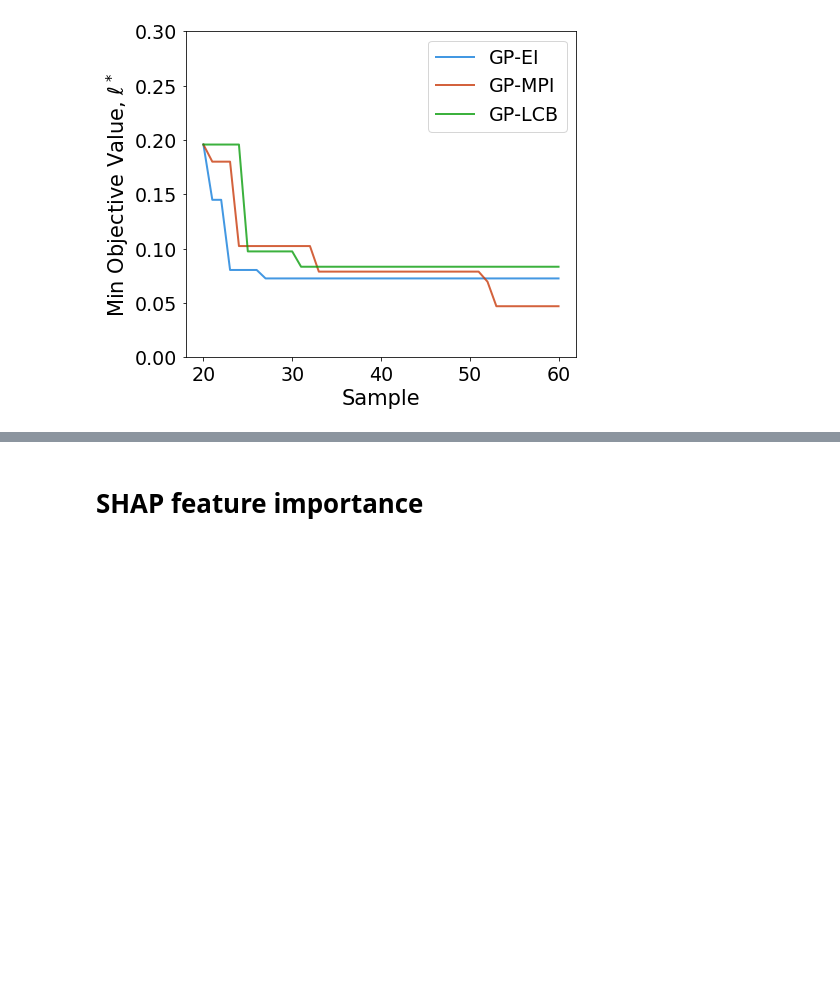
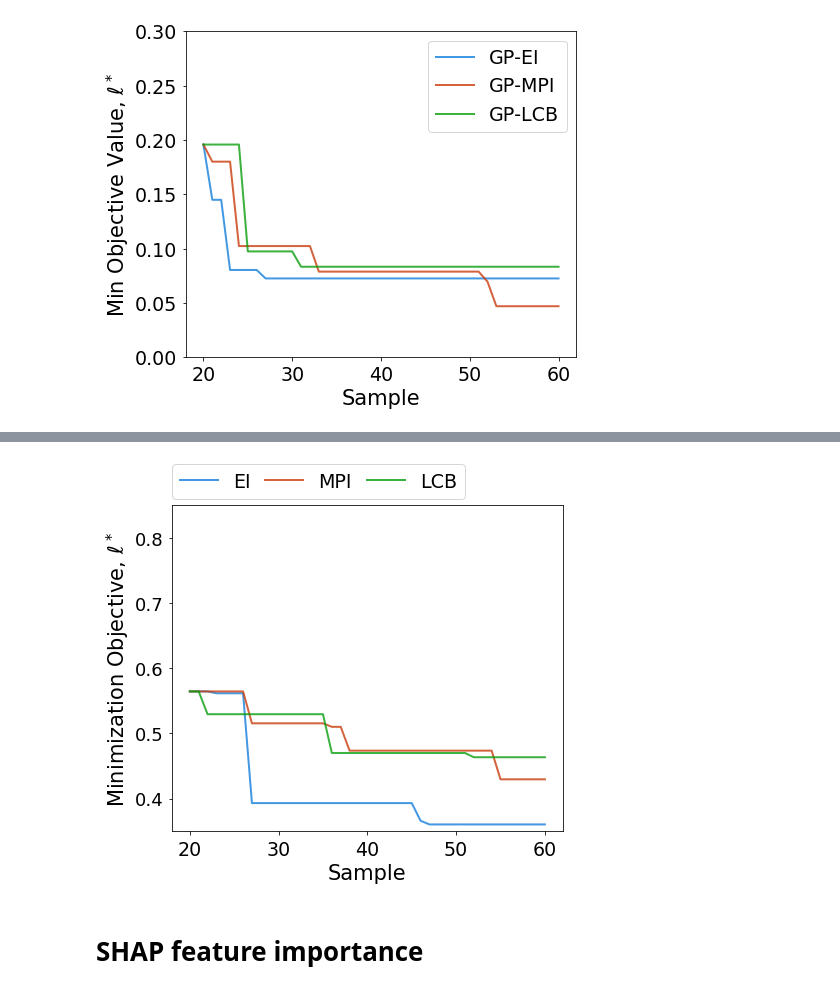
Before and after one commit to PV-Lab/ML-Multiscale-Droplets, a Jupyter notebook: Plot_Figures.ipynb, the cells around one changed output, grey strips where cells are left out. Cells and saved outputs as stored; diff of their text form; code cells hidden in the pictures; blank space fills up the shorter version.

```diff
--- a/Plot_Figures.ipynb
+++ b/Plot_Figures.ipynb
@@ -780,3 +910,23 @@ plt.show()
+# %%
+fs=21
+fs1=19
+fig,ax = plt.subplots(ncols=1,nrows=1,figsize=(7,6))
+
+x_plot=np.arange(20,61,1)
+plt.plot(x_plot,boEI_min[20:],label='EI',c=pal[0],linewidth=2,alpha=0.8)
+plt.plot(x_plot,boMPI_min[20:],label='MPI',c=pal[1],linewidth=2,alpha=0.8)
+plt.plot(x_plot,boLCB_min[20:],label='LCB',c=pal[2],linewidth=2,alpha=0.8)
+plt.legend(prop={'size':fs1}, bbox_to_anchor=(0., 1.02, 0.75, .102), loc='lower left',
+           ncol=3, mode="expand", borderaxespad=0.)
+plt.ylabel('Minimization Objective, $\ell^*$',fontsize=fs)
+plt.xlabel('Sample',fontsize=fs)
+ax.tick_params(axis='x',labelsize=fs1,pad=5)
+ax.tick_params(axis='y',labelsize=fs1-1,pad=5)
+plt.ylim([0.35,0.85])
+# plt.savefig(impath+'drops-zoom-legend.png',dpi=300,bbox_inches='tight')
+plt.show()
+# %% [output]
+[figure, added]
 # %% [markdown]
 # SHAP feature importance
 # %%
```
Also changed, not shown: parts of 10 cells of this notebook, 5 other files.
